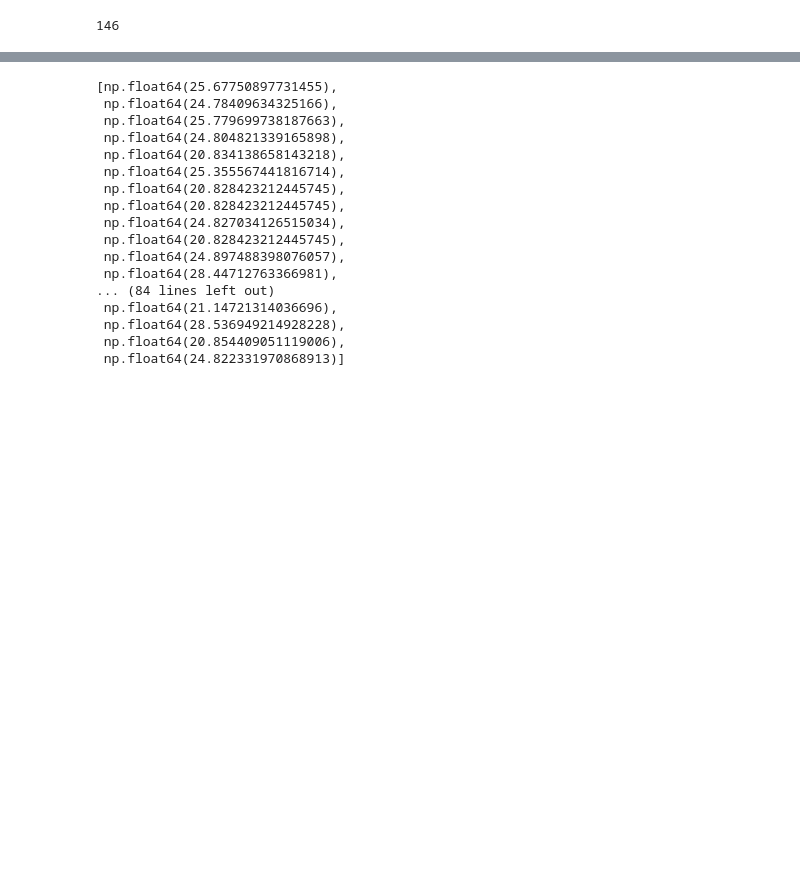
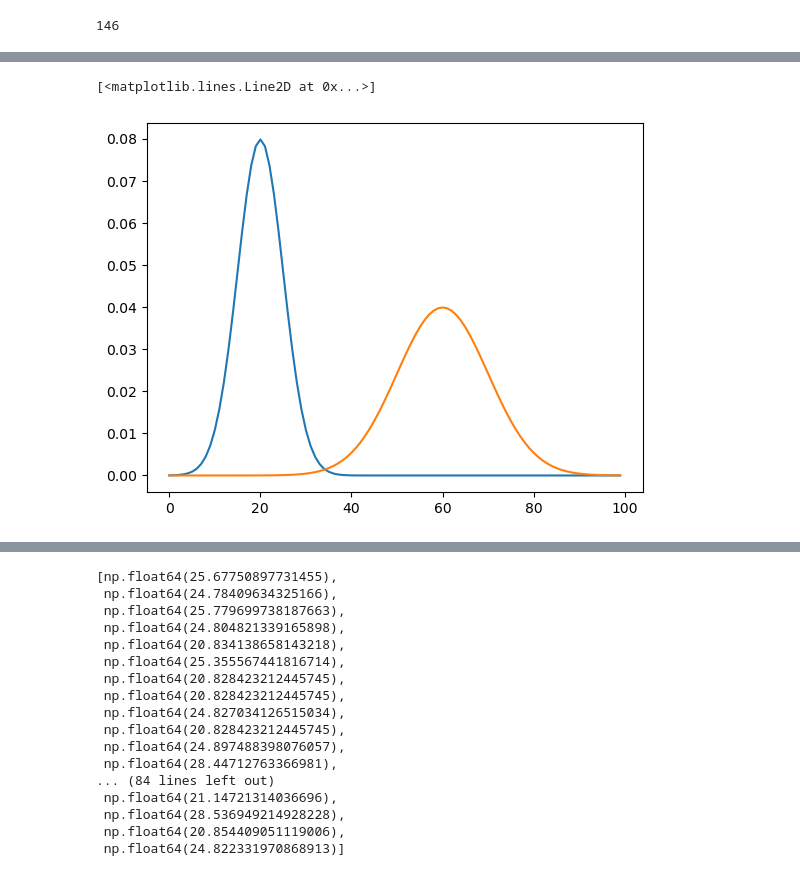
Before and after one commit to draeloslab/mm-vae, a Jupyter notebook: gen_cfm_trajectories.ipynb, the cells around one changed output, grey strips where cells are left out. Drawn from its saved outputs; the diff is of its cells as text; code cells hidden in the pictures; blank space fills up the shorter version.

```diff
--- a/gen_cfm_trajectories.ipynb
+++ b/gen_cfm_trajectories.ipynb
@@ -1041,0 +1045,7 @@ df_traj_sampled_cfm_all
+# %%
+n = 100
+x = np.arange(n, dtype=np.float64)
+a = ot.datasets.make_1D_gauss(n,m=20,s=5)
+b = ot.datasets.make_1D_gauss(n,m=60,s=10)
+
+len(a)
@@ -1041,0 +1065,6 @@ df_traj_sampled_cfm_all
+# %%
+plt.plot(x,a)
+plt.plot(x,b)
+# %% [output]
+[<matplotlib.lines.Line2D at 0x...>]
+[figure, added]
```
Also changed, not shown: parts of 31 cells of this notebook.
